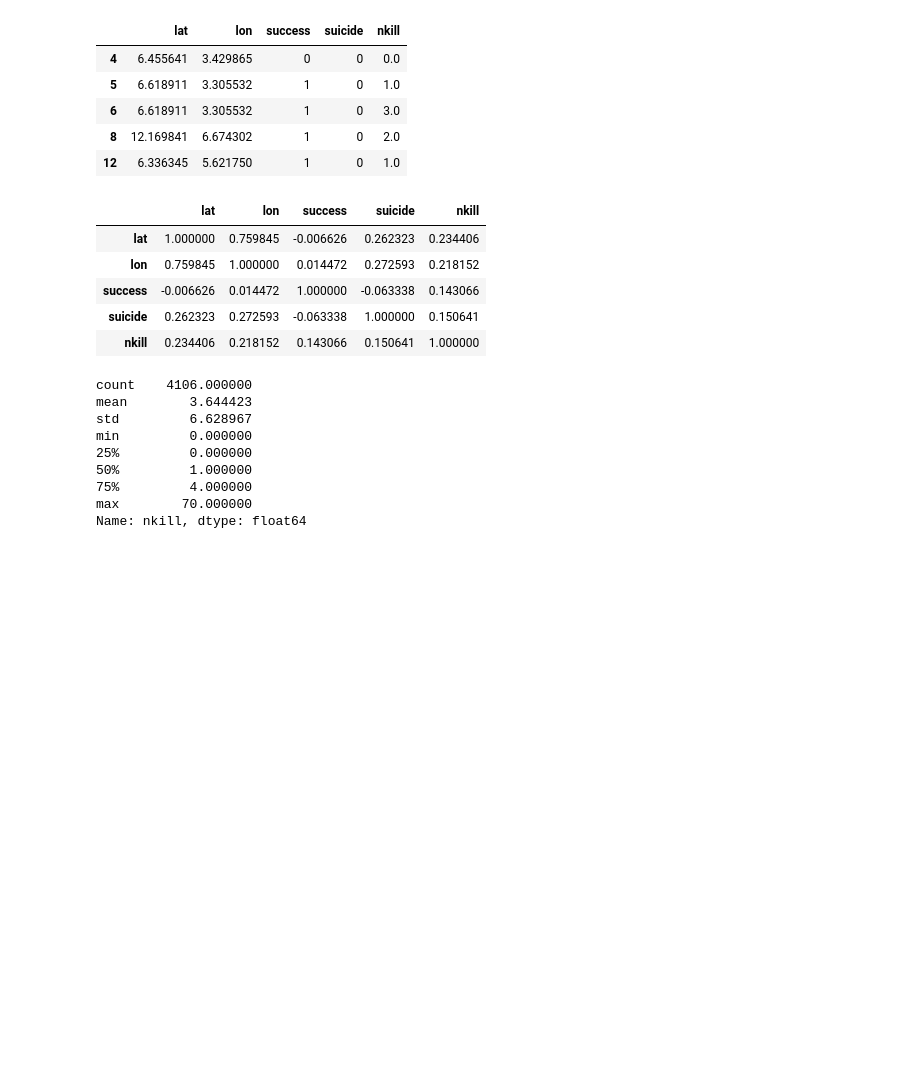
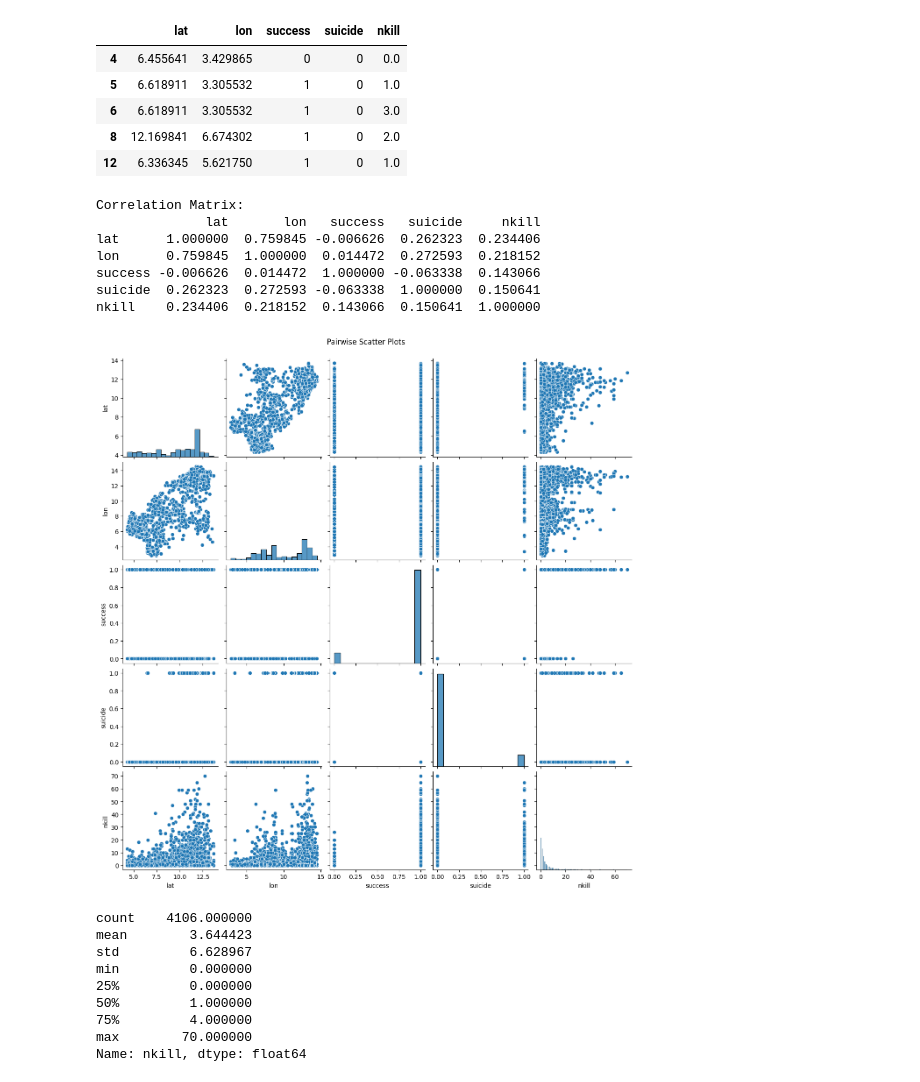
Before and after one commit to pabrokim/Terrorism-in-Nigeria, a Jupyter notebook: terror_data.ipynb, the cells around one changed output. Drawn from its saved outputs; the diff is of its cells as text; code cells hidden in the pictures; blank space fills up the shorter version.

```diff
--- a/terror_data.ipynb
+++ b/terror_data.ipynb
@@ -73,13 +73,29 @@ memory usage: 320.8+ KB
 | 12 | 6.336345 | 5.621750 | 1 | 0 | 1.0 |
 # %%
 numeric_features.corr()
+import seaborn as sns
+
+
+# Calculate the correlation matrix
+corr_matrix = numeric_features.corr()
+
+# Display the correlation matrix
+print("Correlation Matrix:")
+print(corr_matrix)
+
+# Create pairwise scatter plots
+sns.pairplot(numeric_features)
+plt.suptitle('Pairwise Scatter Plots', y=1.02)
+plt.show()
 # %% [output]
-|  | lat | lon | success | suicide | nkill |
-| lat | 1.000000 | 0.759845 | -0.006626 | 0.262323 | 0.234406 |
-| lon | 0.759845 | 1.000000 | 0.014472 | 0.272593 | 0.218152 |
-| success | -0.006626 | 0.014472 | 1.000000 | -0.063338 | 0.143066 |
-| suicide | 0.262323 | 0.272593 | -0.063338 | 1.000000 | 0.150641 |
-| nkill | 0.234406 | 0.218152 | 0.143066 | 0.150641 | 1.000000 |
+Correlation Matrix:
+              lat       lon   success   suicide     nkill
+lat      1.000000  0.759845 -0.006626  0.262323  0.234406
+lon      0.759845  1.000000  0.014472  0.272593  0.218152
+success -0.006626  0.014472  1.000000 -0.063338  0.143066
+suicide  0.262323  0.272593 -0.063338  1.000000  0.150641
+nkill    0.234406  0.218152  0.143066  0.150641  1.000000
+[figure, added]
 # %%
 df["nkill"].describe()
 # %% [output]
```
